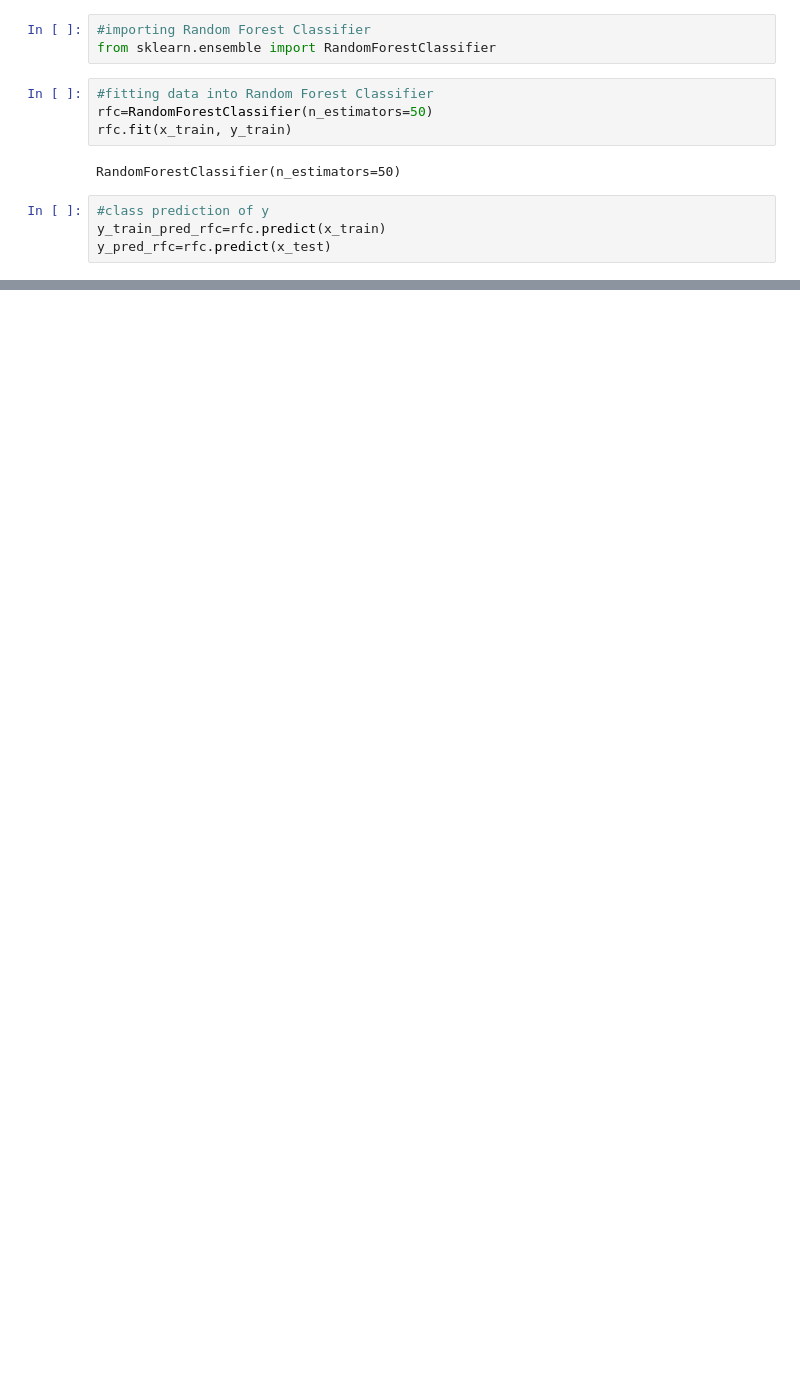
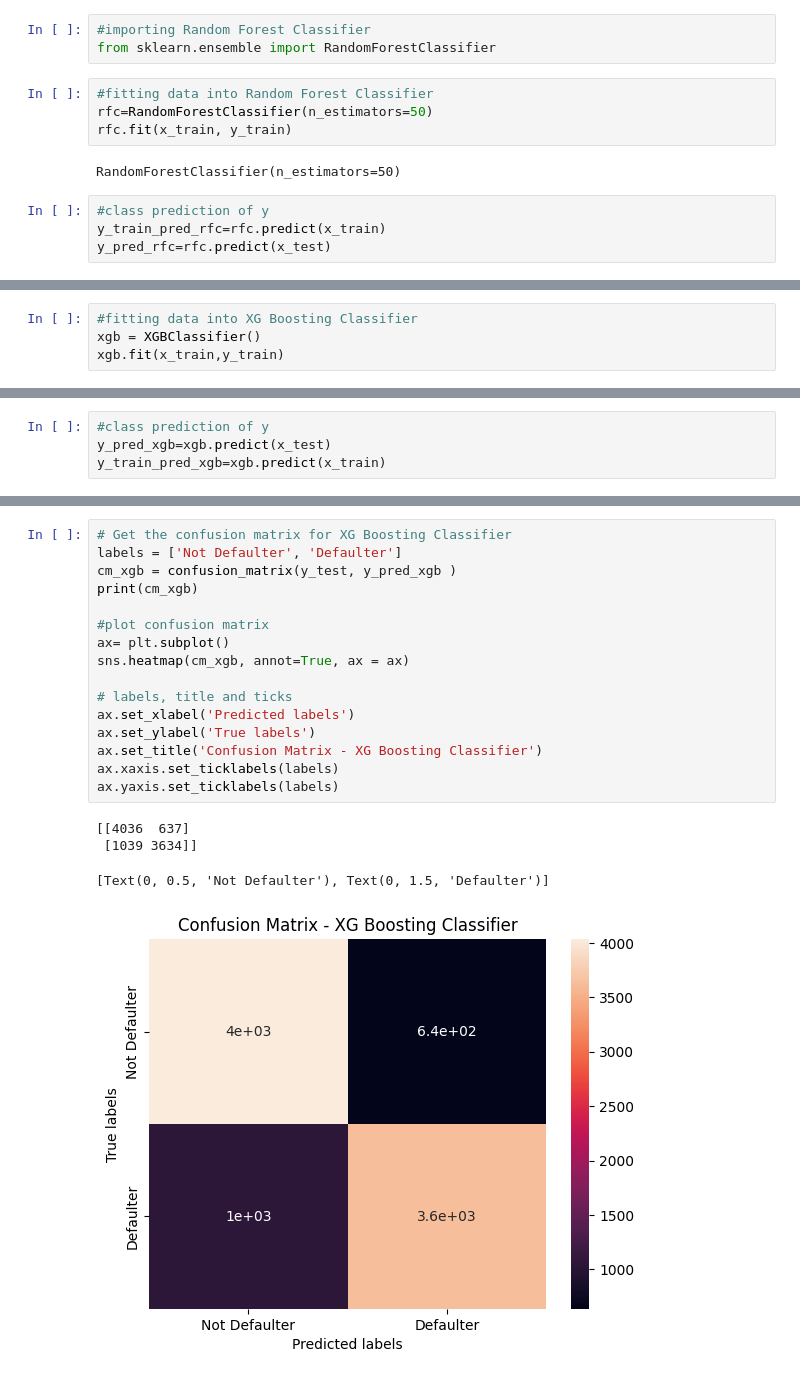
Before and after one commit to shaad4224/credit_card_default_prediction, a Jupyter notebook: Copy_of_credit_card_default_prediction.ipynb, the cells around one changed output, grey strips where cells are left out. Saved outputs shown, nothing was run; the diff lists cells and outputs as text; blank space fills up the shorter version.

```diff
--- a/Copy_of_credit_card_default_prediction.ipynb
+++ b/Copy_of_credit_card_default_prediction.ipynb
@@ -772,0 +831,4 @@ ax.yaxis.set_ticklabels(labels)
+# %%
+#fitting data into XG Boosting Classifier
+xgb = XGBClassifier()
+xgb.fit(x_train,y_train)
@@ -772,0 +847,4 @@ ax.yaxis.set_ticklabels(labels)
+# %%
+#class prediction of y
+y_pred_xgb=xgb.predict(x_test)
+y_train_pred_xgb=xgb.predict(x_train)
@@ -772,0 +873,21 @@ ax.yaxis.set_ticklabels(labels)
+# %%
+# Get the confusion matrix for XG Boosting Classifier
+labels = ['Not Defaulter', 'Defaulter']
+cm_xgb = confusion_matrix(y_test, y_pred_xgb )
+print(cm_xgb)
+
+#plot confusion matrix
+ax= plt.subplot()
+sns.heatmap(cm_xgb, annot=True, ax = ax)
+
+# labels, title and ticks
+ax.set_xlabel('Predicted labels')
+ax.set_ylabel('True labels')
+ax.set_title('Confusion Matrix - XG Boosting Classifier')
+ax.xaxis.set_ticklabels(labels)
+ax.yaxis.set_ticklabels(labels)
+# %% [output]
+[[4036  637]
+ [1039 3634]]
+[Text(0, 0.5, 'Not Defaulter'), Text(0, 1.5, 'Defaulter')]
+[figure, added]
```
Also changed, not shown: parts of 28 cells of this notebook.
